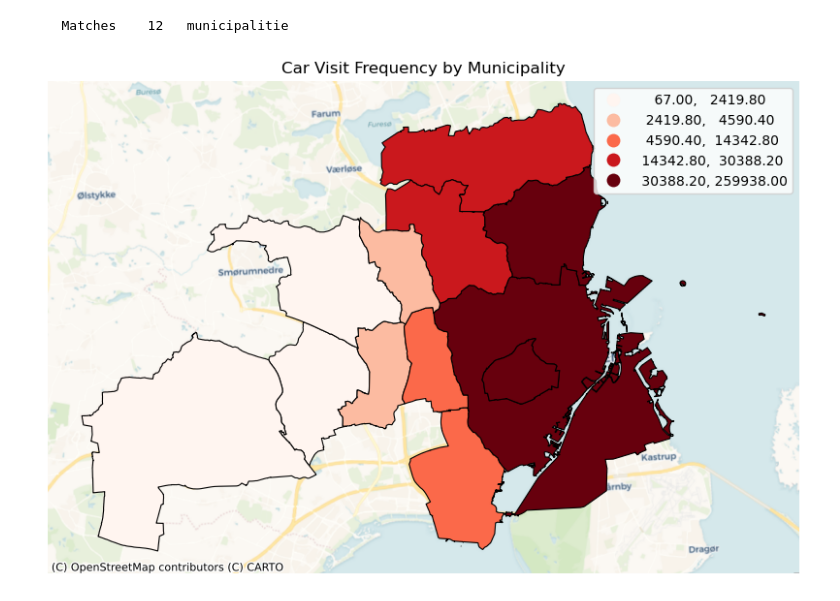
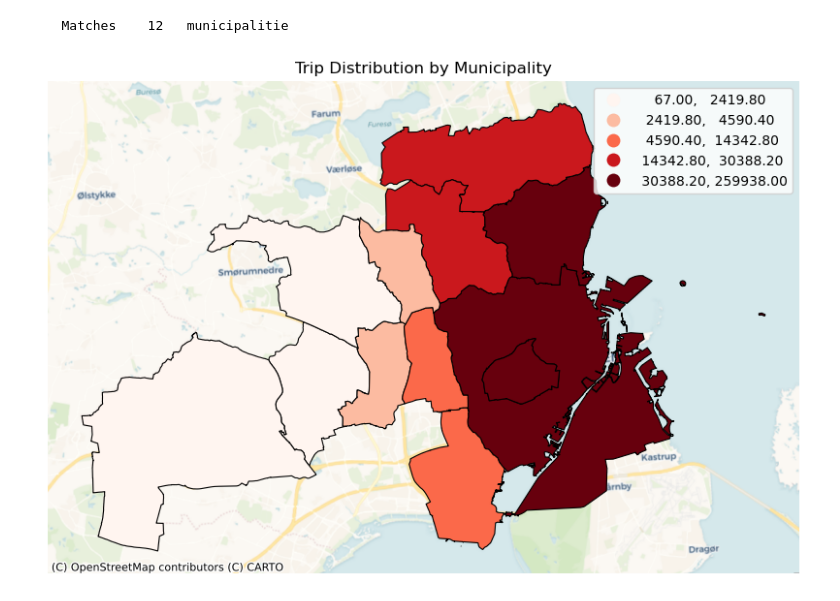
Before and after one commit to florentinafabregas/geospatial, a Jupyter notebook: notebooks/choropleth_popular_municipalities_area.ipynb, the cells around one changed output. Saved outputs shown, nothing was run; the diff lists cells and outputs as text; code cells hidden in the pictures.

```diff
--- a/notebooks/choropleth_popular_municipalities_area.ipynb
+++ b/notebooks/choropleth_popular_municipalities_area.ipynb
@@ -97,32 +97,34 @@ print(f"\n   Matches    {len(muni_map)}   municipalitie")
 # %%
 
 fig, ax = plt.subplots(1, figsize=(10, 10))
 
 muni_map.plot(
 
 
     ax=ax,
     column='visit_count',
     scheme='quantiles',
     k=5,
     cmap='Reds',
 
     legend=True,
     edgecolor='black',
     linewidth=0.8
 )
 
 ax.set_axis_off()
 
-ax.set_title('Car Visit Frequency by Municipality')
+#ax.set_title('Car Visit Frequency by Municipality')
+ax.set_title('Trip Distribution by Municipality')
+
 
 cx.add_basemap(
     ax,
     crs=muni_map.crs,
 
     source=cx.providers.CartoDB.Voyager
 )
 
 plt.show()
 # %% [output]
-[figure, old version]
+[figure, new version]
```
